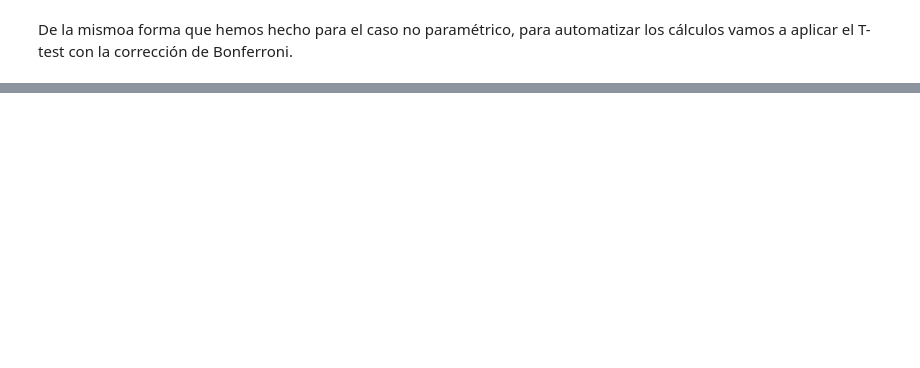
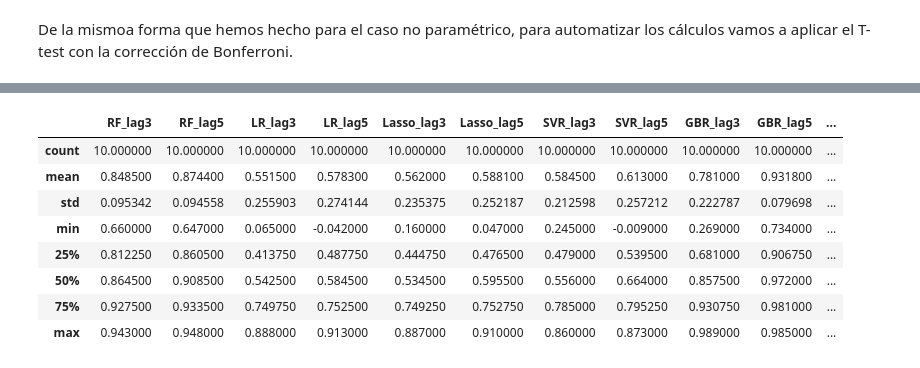
Before and after one commit to CarmenCalvoL/tfg_informatica, a Jupyter notebook: Notebooks/Stastical_Analisis.ipynb, the cells around one changed output, grey strips where cells are left out. Drawn from its saved outputs; the diff is of its cells as text; code cells hidden in the pictures; blank space fills up the shorter version.

```diff
--- a/Notebooks/Stastical_Analisis.ipynb
+++ b/Notebooks/Stastical_Analisis.ipynb
@@ -366,0 +336,14 @@ final_ranks
+# %%
+tabla_cc.drop(columns = "Pliegues", inplace=True)
+# %%
+tabla_cc.describe()
+# %% [output]
+|  | RF_lag3 | RF_lag5 | LR_lag3 | LR_lag5 | Lasso_lag3 | Lasso_lag5 | SVR_lag3 | SVR_lag5 | GBR_lag3 | GBR_lag5 | ... |
+| count | 10.000000 | 10.000000 | 10.000000 | 10.000000 | 10.000000 | 10.000000 | 10.000000 | 10.000000 | 10.000000 | 10.000000 | ... |
+| mean | 0.848500 | 0.874400 | 0.551500 | 0.578300 | 0.562000 | 0.588100 | 0.584500 | 0.613000 | 0.781000 | 0.931800 | ... |
+| std | 0.095342 | 0.094558 | 0.255903 | 0.274144 | 0.235375 | 0.252187 | 0.212598 | 0.257212 | 0.222787 | 0.079698 | ... |
+| min | 0.660000 | 0.647000 | 0.065000 | -0.042000 | 0.160000 | 0.047000 | 0.245000 | -0.009000 | 0.269000 | 0.734000 | ... |
+| 25% | 0.812250 | 0.860500 | 0.413750 | 0.487750 | 0.444750 | 0.476500 | 0.479000 | 0.539500 | 0.681000 | 0.906750 | ... |
+| 50% | 0.864500 | 0.908500 | 0.542500 | 0.584500 | 0.534500 | 0.595500 | 0.556000 | 0.664000 | 0.857500 | 0.972000 | ... |
+| 75% | 0.927500 | 0.933500 | 0.749750 | 0.752500 | 0.749250 | 0.752750 | 0.785000 | 0.795250 | 0.930750 | 0.981000 | ... |
+| max | 0.943000 | 0.948000 | 0.888000 | 0.913000 | 0.887000 | 0.910000 | 0.860000 | 0.873000 | 0.989000 | 0.985000 | ... |
```
Also changed, not shown: parts of 30 cells of this notebook, 1 other file.
